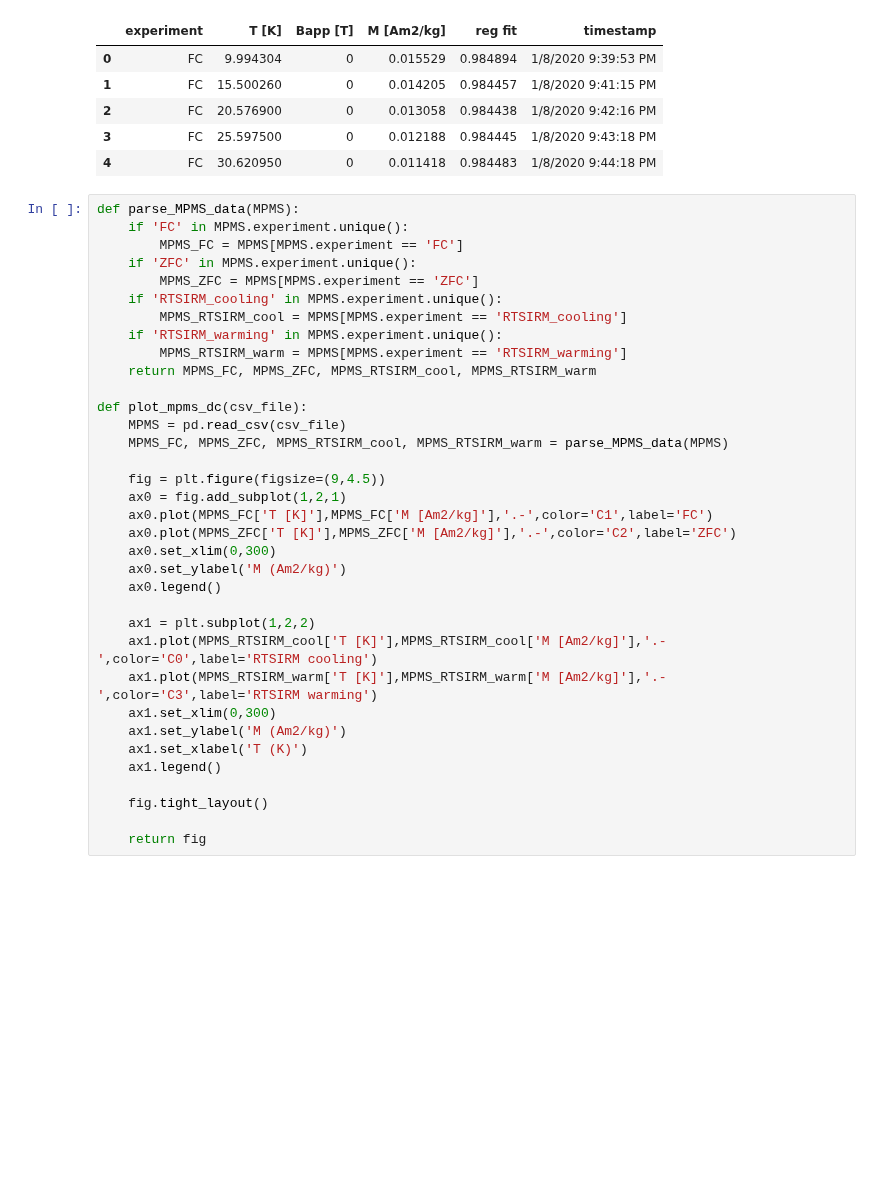
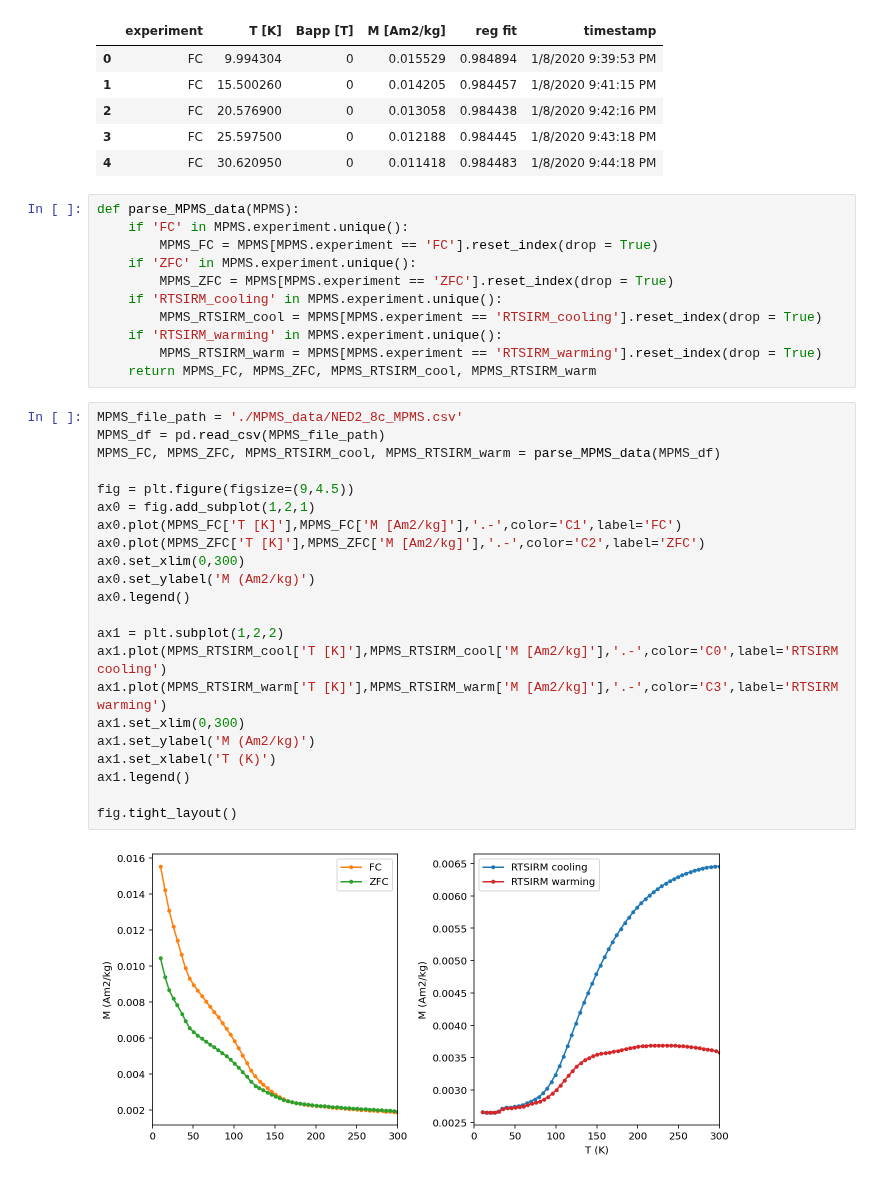
Before and after one commit to Swanson-Hysell/Earth_science_notebooks, a Jupyter notebook: rockmag/rockmag_mpms.ipynb, the cells around one changed output. Cells and saved outputs as stored; diff of their text form; blank space fills up the shorter version.

```diff
--- a/rockmag/rockmag_mpms.ipynb
+++ b/rockmag/rockmag_mpms.ipynb
@@ -26,38 +25,38 @@ NED2_8c_MPMS.head()
 | 2 | FC | 20.576900 | 0 | 0.013058 | 0.984438 | 1/8/2020 9:42:16 PM |
 | 3 | FC | 25.597500 | 0 | 0.012188 | 0.984445 | 1/8/2020 9:43:18 PM |
 | 4 | FC | 30.620950 | 0 | 0.011418 | 0.984483 | 1/8/2020 9:44:18 PM |
+# %%
+def parse_MPMS_data(MPMS):
+    if 'FC' in MPMS.experiment.unique():
+        MPMS_FC = MPMS[MPMS.experiment == 'FC'].reset_index(drop = True)
+    if 'ZFC' in MPMS.experiment.unique():
+        MPMS_ZFC = MPMS[MPMS.experiment == 'ZFC'].reset_index(drop = True)
+    if 'RTSIRM_cooling' in MPMS.experiment.unique():
+        MPMS_RTSIRM_cool = MPMS[MPMS.experiment == 'RTSIRM_cooling'].reset_index(drop = True)
+    if 'RTSIRM_warming' in MPMS.experiment.unique():
+        MPMS_RTSIRM_warm = MPMS[MPMS.experiment == 'RTSIRM_warming'].reset_index(drop = True)
+    return MPMS_FC, MPMS_ZFC, MPMS_RTSIRM_cool, MPMS_RTSIRM_warm
 # %%
-def parse_MPMS_data(MPMS):
-    if 'FC' in MPMS.experiment.unique():
-        MPMS_FC = MPMS[MPMS.experiment == 'FC']
-    if 'ZFC' in MPMS.experiment.unique():
-        MPMS_ZFC = MPMS[MPMS.experiment == 'ZFC']
-    if 'RTSIRM_cooling' in MPMS.experiment.unique():
-        MPMS_RTSIRM_cool = MPMS[MPMS.experiment == 'RTSIRM_cooling']
-    if 'RTSIRM_warming' in MPMS.experiment.unique():
-        MPMS_RTSIRM_warm = MPMS[MPMS.experiment == 'RTSIRM_warming']
-    return MPMS_FC, MPMS_ZFC, MPMS_RTSIRM_cool, MPMS_RTSIRM_warm
+MPMS_file_path = './MPMS_data/NED2_8c_MPMS.csv'
+MPMS_df = pd.read_csv(MPMS_file_path)
+MPMS_FC, MPMS_ZFC, MPMS_RTSIRM_cool, MPMS_RTSIRM_warm = parse_MPMS_data(MPMS_df)
 
-def plot_mpms_dc(csv_file):
-    MPMS = pd.read_csv(csv_file)
-    MPMS_FC, MPMS_ZFC, MPMS_RTSIRM_cool, MPMS_RTSIRM_warm = parse_MPMS_data(MPMS)
+fig = plt.figure(figsize=(9,4.5))
+ax0 = fig.add_subplot(1,2,1)
+ax0.plot(MPMS_FC['T [K]'],MPMS_FC['M [Am2/kg]'],'.-',color='C1',label='FC')
+ax0.plot(MPMS_ZFC['T [K]'],MPMS_ZFC['M [Am2/kg]'],'.-',color='C2',label='ZFC')
+ax0.set_xlim(0,300)
+ax0.set_ylabel('M (Am2/kg)')
+ax0.legend()
 
-    fig = plt.figure(figsize=(9,4.5))
-    ax0 = fig.add_subplot(1,2,1)
-    ax0.plot(MPMS_FC['T [K]'],MPMS_FC['M [Am2/kg]'],'.-',color='C1',label='FC')
-    ax0.plot(MPMS_ZFC['T [K]'],MPMS_ZFC['M [Am2/kg]'],'.-',color='C2',label='ZFC')
-    ax0.set_xlim(0,300)
-    ax0.set_ylabel('M (Am2/kg)')
-    ax0.legend()
+ax1 = plt.subplot(1,2,2)
+ax1.plot(MPMS_RTSIRM_cool['T [K]'],MPMS_RTSIRM_cool['M [Am2/kg]'],'.-',color='C0',label='RTSIRM cooling')
+ax1.plot(MPMS_RTSIRM_warm['T [K]'],MPMS_RTSIRM_warm['M [Am2/kg]'],'.-',color='C3',label='RTSIRM warming')
+ax1.set_xlim(0,300)
+ax1.set_ylabel('M (Am2/kg)')
+ax1.set_xlabel('T (K)')
+ax1.legend()
 
-    ax1 = plt.subplot(1,2,2)
-    ax1.plot(MPMS_RTSIRM_cool['T [K]'],MPMS_RTSIRM_cool['M [Am2/kg]'],'.-',color='C0',label='RTSIRM cooling')
-    ax1.plot(MPMS_RTSIRM_warm['T [K]'],MPMS_RTSIRM_warm['M [Am2/kg]'],'.-',color='C3',label='RTSIRM warming')
-    ax1.set_xlim(0,300)
-    ax1.set_ylabel('M (Am2/kg)')
-    ax1.set_xlabel('T (K)')
-    ax1.legend()
-
-    fig.tight_layout()
-
-    return fig
+fig.tight_layout()
+# %% [output]
+[figure, added]
```
Also changed, not shown: parts of 5 cells of this notebook.
